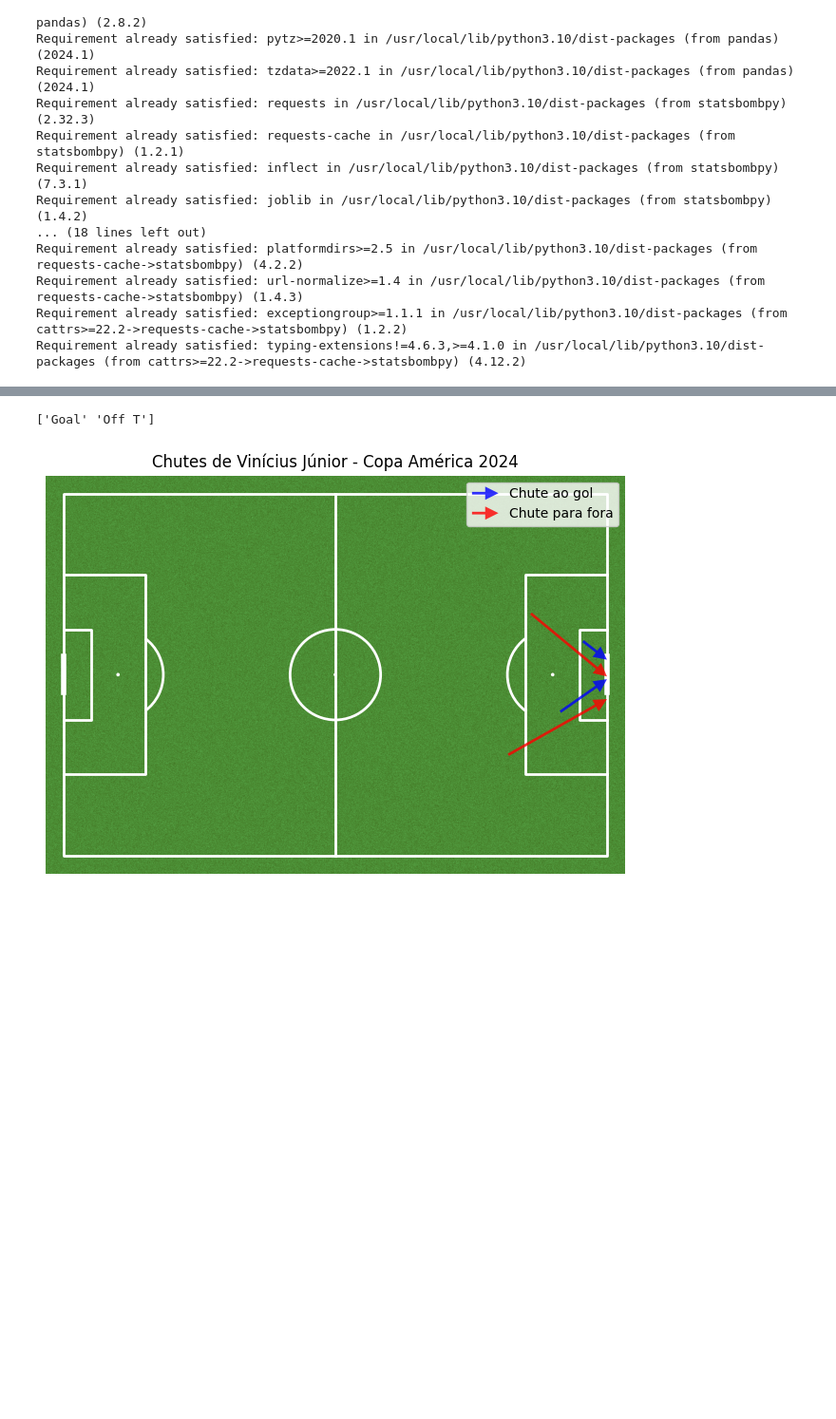
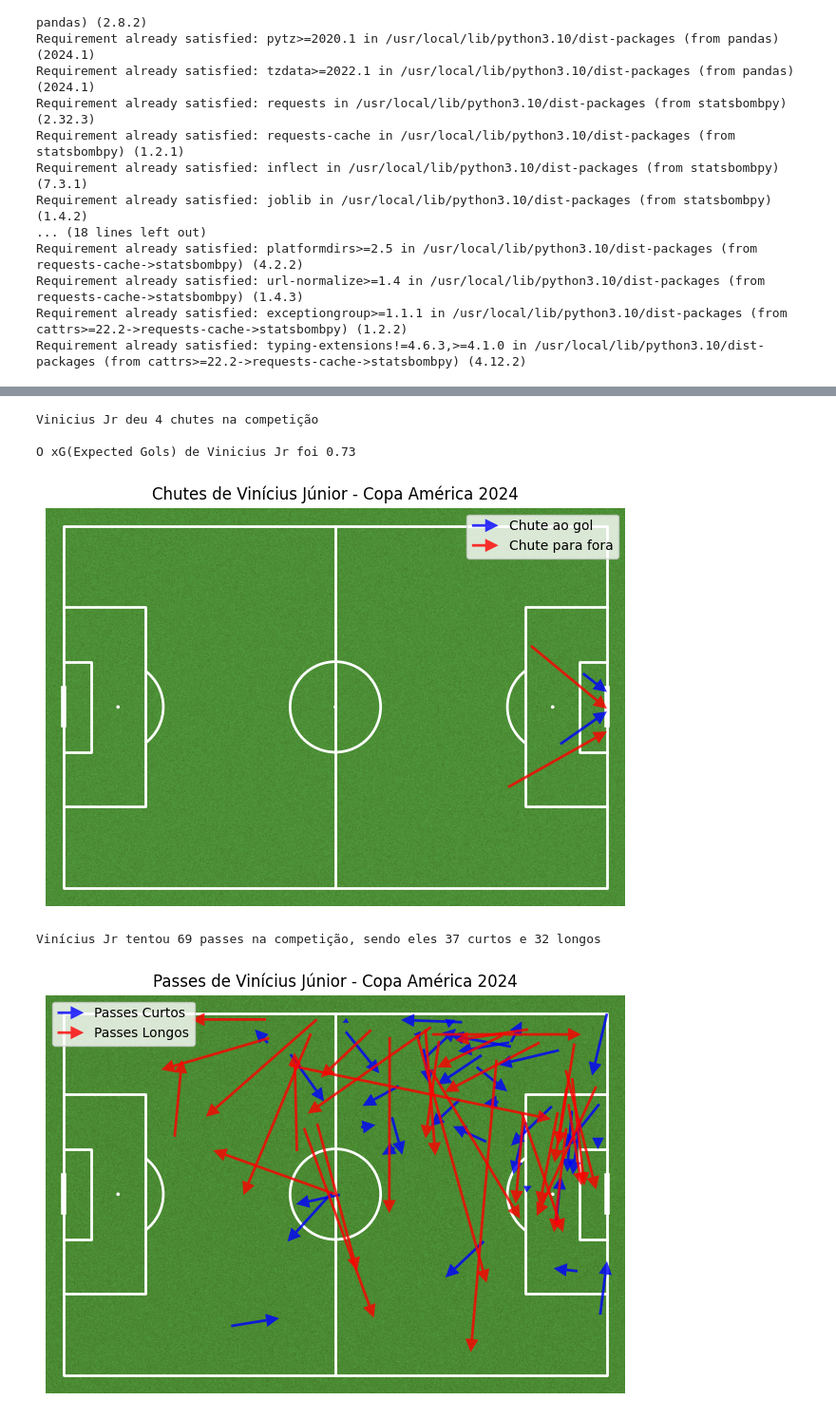
Before and after one commit to renanamd/analise_vinijr, a Jupyter notebook: analise_vinijr.ipynb, the cells around one changed output, grey strips where cells are left out. Shown at 95% size. Drawn from its saved outputs; the diff is of its cells as text; code cells hidden in the pictures; blank space fills up the shorter version.

```diff
--- a/analise_vinijr.ipynb
+++ b/analise_vinijr.ipynb
@@ -69,35 +52,75 @@ total_fouls_won = len(fouls_won)
 # %%
-print(shots['shot_outcome'].unique())
+total_chutes = len(chutes)
+total_xg = chutes['shot_statsbomb_xg'].sum()
 
-# Separar os chutes no gol
-shots_on_target = shots[shots['shot_outcome'] == 'Goal']  # ou 'On Target', dependendo do dataset
-# Separar os chutes para fora
-shots_off_target = shots[shots['shot_outcome'] == 'Off T']  # ou 'Off Target', dependendo do dataset
+print("Vinicius Jr deu " + str(total_chutes) + " chutes na competição \n")
+print("O xG(Expected Gols) de Vinicius Jr foi " + str(round(total_xg, 2)) + "\n")
+
+# Análise Detalhada dos Chutes
 
 # Criar o campo de futebol
-pitch = Pitch(line_color='white', pitch_color='grass')
+pitch = Pitch(pitch_type='statsbomb', line_color='white', pitch_color='grass')
 fig, ax = pitch.draw()
 
-# Plotar os chutes no gol
-pitch.arrows(shots_on_target['location'].apply(lambda x: x[0]),
-             shots_on_target['location'].apply(lambda x: x[1]),
-             shots_on_target['shot_end_location'].apply(lambda x: x[0] if x is not None else x),
-             shots_on_target['shot_end_location'].apply(lambda x: x[1] if x is not None else x),
+
+# Chutes no gol
+chute_ao_gol = chutes[chutes['shot_outcome'] == 'Goal']
+# Chutes para fora
+chute_para_fora = chutes[chutes['shot_outcome'] == 'Off T']
+
+# Criar setas de chutes ao gol no campo
+pitch.arrows(chute_ao_gol['location'].apply(lambda x: x[0]),
+             chute_ao_gol['location'].apply(lambda x: x[1]),
+             chute_ao_gol['shot_end_location'].apply(lambda x: x[0] if x is not None else x),
+             chute_ao_gol['shot_end_location'].apply(lambda x: x[1] if x is not None else x),
              alpha=0.8, color='blue', width=2, headwidth=5, headlength=5, headaxislength=5, ax=ax, label='Chute ao gol')
 
-# Plotar os chutes para fora
-pitch.arrows(shots_off_target['location'].apply(lambda x: x[0]),
-             shots_off_target['location'].apply(lambda x: x[1]),
-             shots_off_target['shot_end_location'].apply(lambda x: x[0] if x is not None else x),
-             shots_off_target['shot_end_location'].apply(lambda x: x[1] if x is not None else x),
+# # Criar setas de chutes para fora no campo
+pitch.arrows(chute_para_fora['location'].apply(lambda x: x[0]),
+             chute_para_fora['location'].apply(lambda x: x[1]),
+             chute_para_fora['shot_end_location'].apply(lambda x: x[0] if x is not None else x),
+             chute_para_fora['shot_end_location'].apply(lambda x: x[1] if x is not None else x),
              alpha=0.8, color='red', width=2, headwidth=5, headlength=5, headaxislength=5, ax=ax, label='Chute para fora')
 
-# Adicionar uma legenda para distinguir os tipos de chutes
+# Adicionar uma legenda
 ax.legend()
 
-# Título do gráfico
 plt.title('Chutes de Vinícius Júnior - Copa América 2024')
 plt.show()
 # %% [output]
-['Goal' 'Off T']
+Vinicius Jr deu 4 chutes na competição
+
+O xG(Expected Gols) de Vinicius Jr foi 0.73
 [figure]
+# %%
+total_passes = len(passes)
+
+passes_curtos = passes[passes['pass_length'] <= 15]
+passes_longos = passes[passes['pass_length'] > 15]
+
+print("Vinícius Jr tentou 69 passes na competição, sendo eles " + str(len(passes_curtos)) + " curtos e " + str(len(passes_longos)) + " longos \n")
+
+# Criar o campo de futebol
+pitch = Pitch(pitch_type='statsbomb', line_color='white', pitch_color='grass')
+fig, ax = pitch.draw()
+
+pitch.arrows(passes_curtos['location'].apply(lambda x: x[0]),
+             passes_curtos['location'].apply(lambda x: x[1]),
+             passes_curtos['pass_end_location'].apply(lambda x: x[0] if x is not None else x),
+             passes_curtos['pass_end_location'].apply(lambda x: x[1] if x is not None else x),
+             alpha=0.8, color='blue', width=2, headwidth=5, headlength=5, headaxislength=5, ax=ax, label='Passes Curtos')
+
+pitch.arrows(passes_longos['location'].apply(lambda x: x[0]),
+             passes_longos['location'].apply(lambda x: x[1]),
+             passes_longos['pass_end_location'].apply(lambda x: x[0] if x is not None else x),
+             passes_longos['pass_end_location'].apply(lambda x: x[1] if x is not None else x),
+             alpha=0.8, color='red', width=2, headwidth=5, headlength=5, headaxislength=5, ax=ax, label='Passes Longos')
+
+# Adicionar uma legenda
+ax.legend()
+
+plt.title('Passes de Vinícius Júnior - Copa América 2024')
+plt.show()
+# %% [output]
+Vinícius Jr tentou 69 passes na competição, sendo eles 37 curtos e 32 longos
+[figure, added]
```
Also changed, not shown: parts of 13 cells of this notebook.
